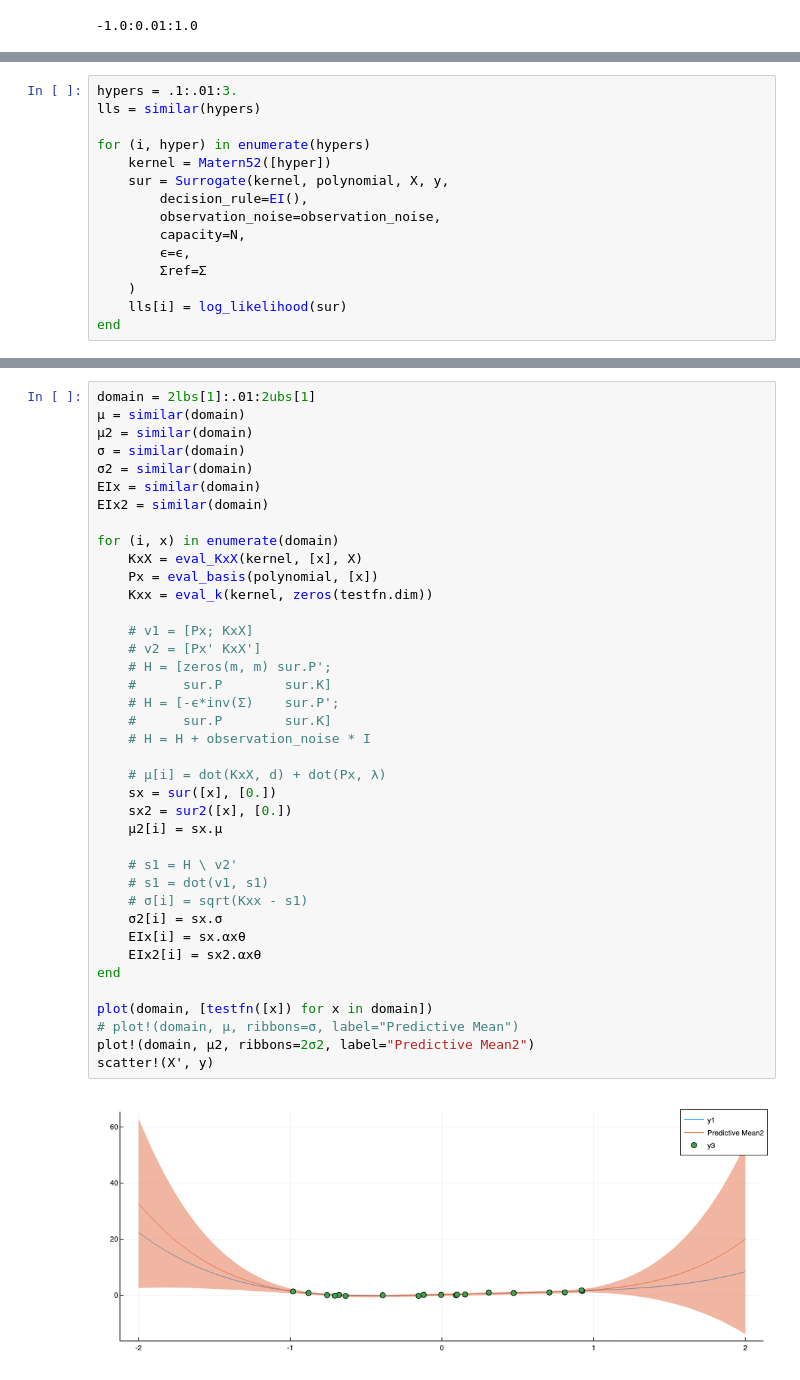
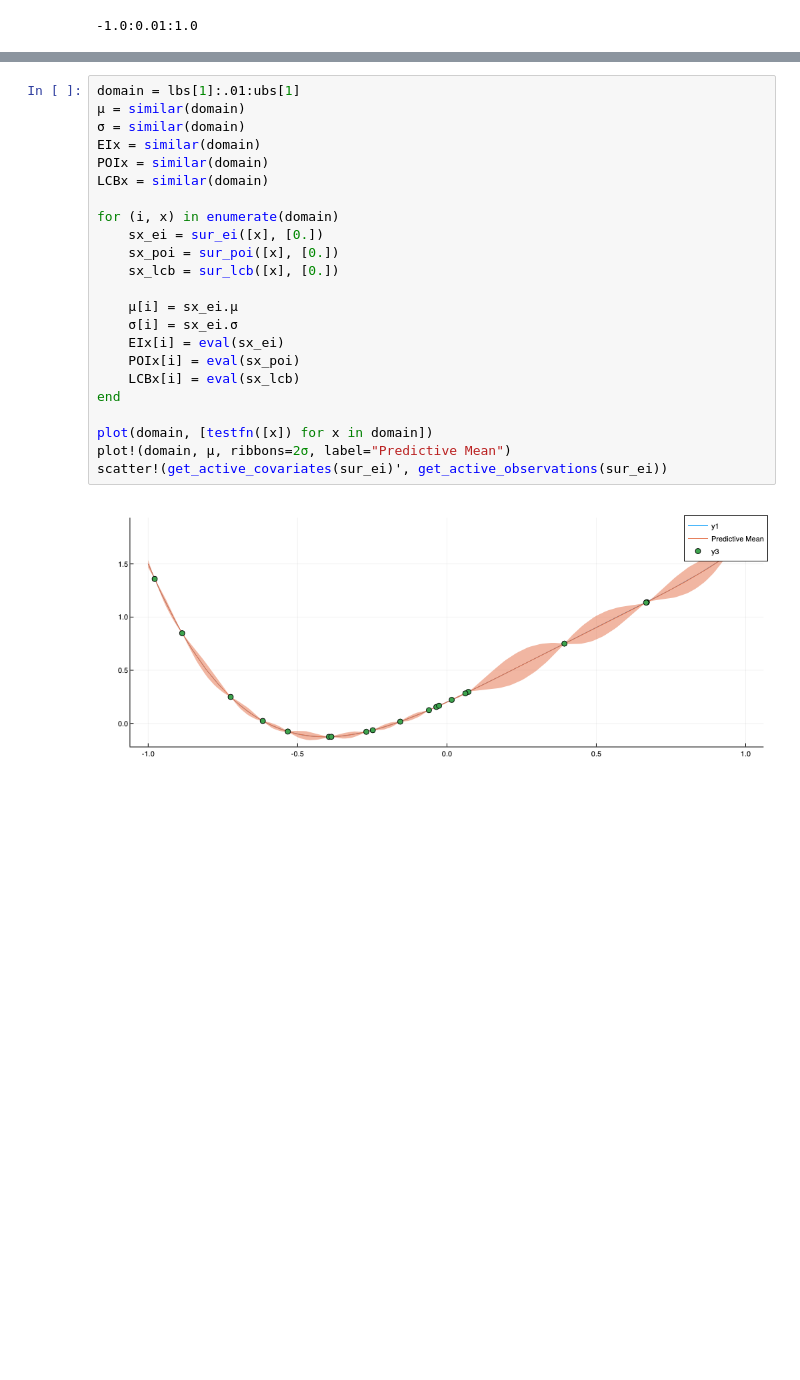
Before and after one commit to DarianNwankwo/Mean-Field-Bayesian-Optimization, a Jupyter notebook: notebooks/bo_with_mean_field.ipynb, the cells around one changed output, grey strips where cells are left out. Drawn from its saved outputs; the diff is of its cells as text; blank space fills up the shorter version.

Commit message:
use cases of acquisition functions with mean field incorporation

```diff
--- a/notebooks/bo_with_mean_field.ipynb
+++ b/notebooks/bo_with_mean_field.ipynb
@@ -87,17 +65,2 @@ sur = Surrogate(kernel, polynomial, X, y,
 # %% [output]
 Surrogate{RBF = RadialBasisFunction{Float64}}
-# %%
-hypers = .1:.01:3.
-lls = similar(hypers)
-
-for (i, hyper) in enumerate(hypers)
-    kernel = Matern52([hyper])
-    sur = Surrogate(kernel, polynomial, X, y,
-        decision_rule=EI(),
-        observation_noise=observation_noise,
-        capacity=N,
-        ϵ=ϵ,
-        Σref=Σ
-    )
-    lls[i] = log_likelihood(sur)
-end
@@ -126,42 +67,26 @@ d = w[1:N]
 # %%
-domain = 2lbs[1]:.01:2ubs[1]
+domain = lbs[1]:.01:ubs[1]
 μ = similar(domain)
-μ2 = similar(domain)
 σ = similar(domain)
-σ2 = similar(domain)
 EIx = similar(domain)
-EIx2 = similar(domain)
+POIx = similar(domain)
+LCBx = similar(domain)
 
 for (i, x) in enumerate(domain)
-    KxX = eval_KxX(kernel, [x], X)
-    Px = eval_basis(polynomial, [x])
-    Kxx = eval_k(kernel, zeros(testfn.dim))
+    sx_ei = sur_ei([x], [0.])
+    sx_poi = sur_poi([x], [0.])
+    sx_lcb = sur_lcb([x], [0.])
 
-    # v1 = [Px; KxX]
-    # v2 = [Px' KxX']
-    # H = [zeros(m, m) sur.P';
-    #      sur.P        sur.K]
-    # H = [-ϵ*inv(Σ)    sur.P';
-    #      sur.P        sur.K]
-    # H = H + observation_noise * I
-
-    # μ[i] = dot(KxX, d) + dot(Px, λ)
-    sx = sur([x], [0.])
-    sx2 = sur2([x], [0.])
-    μ2[i] = sx.μ
-
-    # s1 = H \ v2'
-    # s1 = dot(v1, s1)
-    # σ[i] = sqrt(Kxx - s1)
-    σ2[i] = sx.σ
-    EIx[i] = sx.αxθ
-    EIx2[i] = sx2.αxθ
+    μ[i] = sx_ei.μ
+    σ[i] = sx_ei.σ
+    EIx[i] = eval(sx_ei)
+    POIx[i] = eval(sx_poi)
+    LCBx[i] = eval(sx_lcb)
 end
 
 plot(domain, [testfn([x]) for x in domain])
-# plot!(domain, μ, ribbons=σ, label="Predictive Mean")
-plot!(domain, μ2, ribbons=2σ2, label="Predictive Mean2")
-scatter!(X', y)
+plot!(domain, μ, ribbons=2σ, label="Predictive Mean")
+scatter!(get_active_covariates(sur_ei)', get_active_observations(sur_ei))
 # %% [output]
-[figure, old version]
+[figure, new version]
 # %%
```
Also changed, not shown: parts of 14 cells of this notebook.
